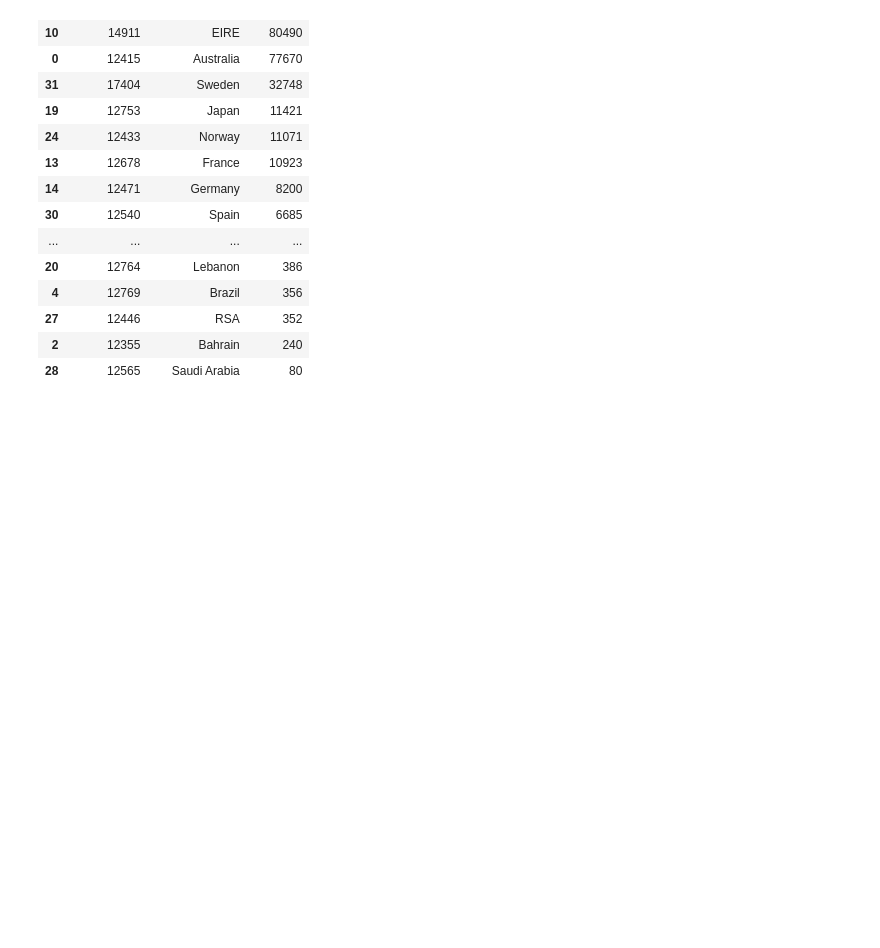
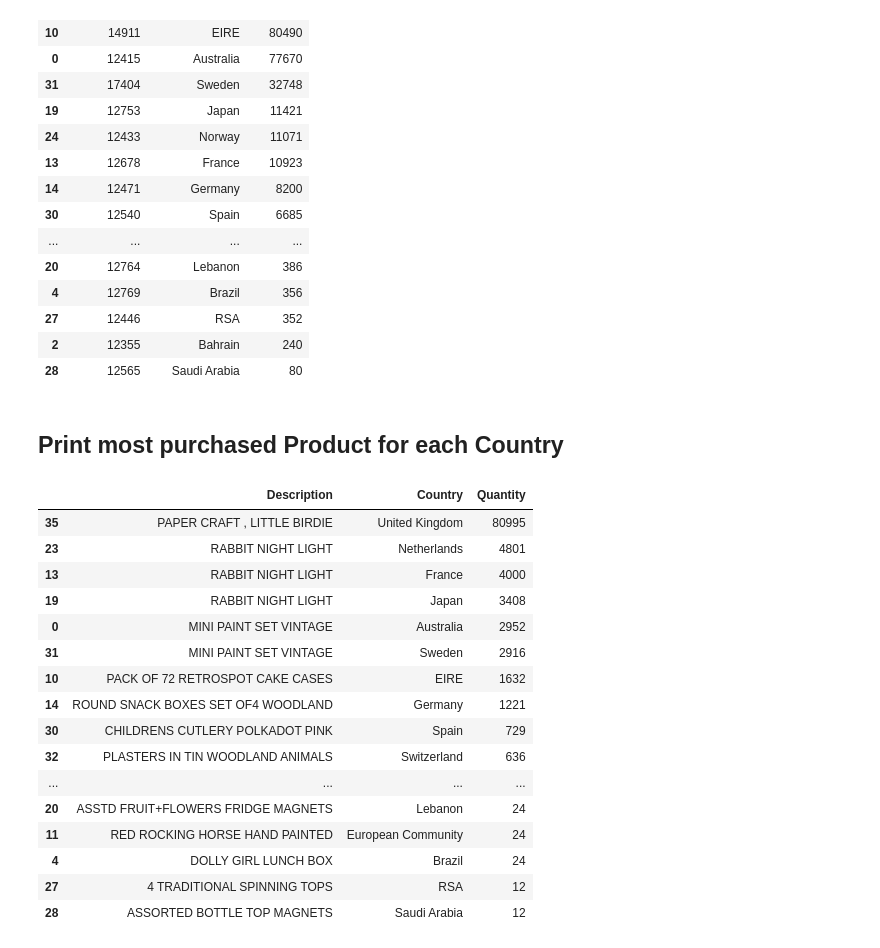
Before and after one commit to poorvamudgal/Exploratory-Data-Analysis, a Jupyter notebook: analysis.ipynb, the cells around one changed output. Saved outputs shown, nothing was run; the diff lists cells and outputs as text; code cells hidden in the pictures; blank space fills up the shorter version.

Commit message:
Add top-selling product per country analysis and note it in README
Co-Authored-By: Claude Opus 4.8 <noreply@anthropic.com>

```diff
--- a/analysis.ipynb
+++ b/analysis.ipynb
@@ -301,3 +300,37 @@ top_customers
 | 27 | 12446 | RSA | 352 |
 | 2 | 12355 | Bahrain | 240 |
 | 28 | 12565 | Saudi Arabia | 80 |
+# %% [markdown]
+## Print most purchased Product for each Country
+# %%
+df_copy = df_clean.copy()
+
+top_customers = (
+    df_copy.groupby([ 'Description','Country'])['Quantity']   # or your quantity/units column
+        .sum()
+        .reset_index()
+        .sort_values(['Country', 'Quantity'], ascending=[True, False])
+        .drop_duplicates(subset='Country', keep='first')
+        .reset_index(drop=True)
+        .sort_values(['Quantity'], ascending = False)
+)
+
+top_customers
+# %% [output]
+|  | Description | Country | Quantity |
+| 35 | PAPER CRAFT , LITTLE BIRDIE | United Kingdom | 80995 |
+| 23 | RABBIT NIGHT LIGHT | Netherlands | 4801 |
+| 13 | RABBIT NIGHT LIGHT | France | 4000 |
+| 19 | RABBIT NIGHT LIGHT | Japan | 3408 |
+| 0 | MINI PAINT SET VINTAGE | Australia | 2952 |
+| 31 | MINI PAINT SET VINTAGE | Sweden | 2916 |
+| 10 | PACK OF 72 RETROSPOT CAKE CASES | EIRE | 1632 |
+| 14 | ROUND SNACK BOXES SET OF4 WOODLAND | Germany | 1221 |
+| 30 | CHILDRENS CUTLERY POLKADOT PINK | Spain | 729 |
+| 32 | PLASTERS IN TIN WOODLAND ANIMALS | Switzerland | 636 |
+| ... | ... | ... | ... |
+| 20 | ASSTD FRUIT+FLOWERS FRIDGE MAGNETS | Lebanon | 24 |
+| 11 | RED ROCKING HORSE HAND PAINTED | European Community | 24 |
+| 4 | DOLLY GIRL LUNCH BOX | Brazil | 24 |
+| 27 | 4 TRADITIONAL SPINNING TOPS | RSA | 12 |
+| 28 | ASSORTED BOTTLE TOP MAGNETS | Saudi Arabia | 12 |
```
Also changed, not shown: parts of 2 cells of this notebook, 1 other file.
